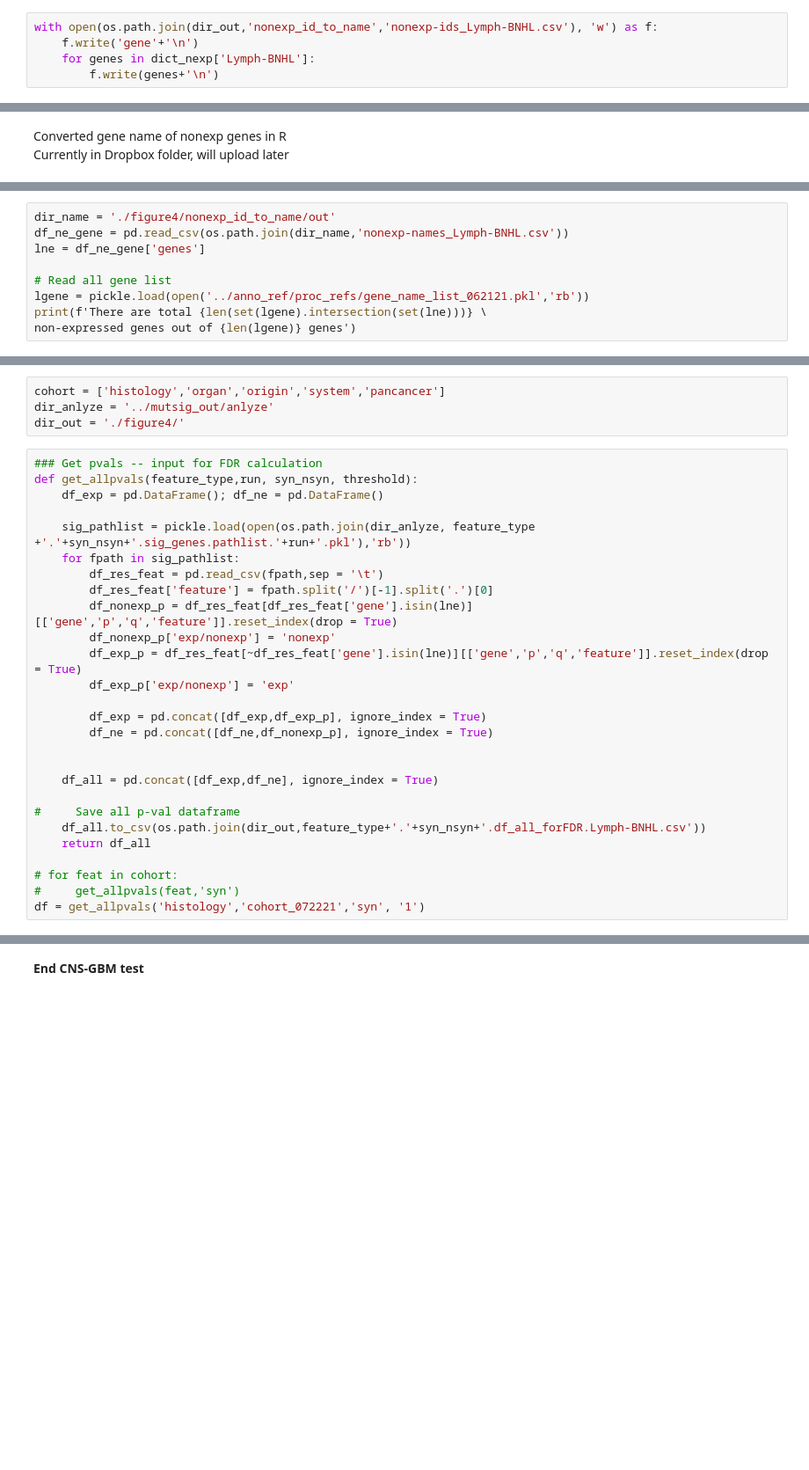
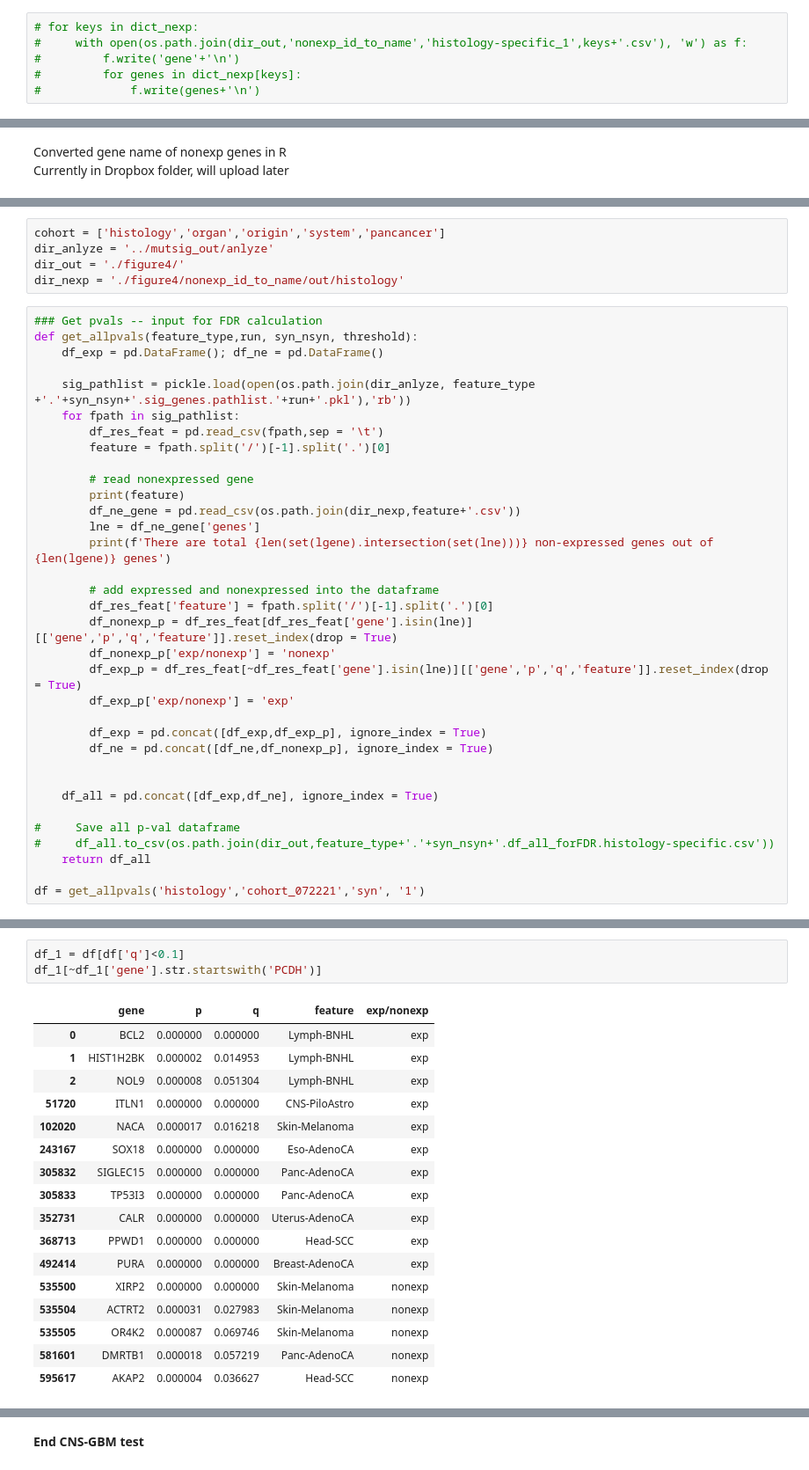
Before and after one commit to ryy1221/MutSigCVsyn, a Jupyter notebook: notebook/04-figure4-anlyze.ipynb, the cells around one changed output, grey strips where cells are left out. Shown at 88% size. Drawn from its saved outputs; the diff is of its cells as text; blank space fills up the shorter version.

```diff
--- a/notebook/04-figure4-anlyze.ipynb
+++ b/notebook/04-figure4-anlyze.ipynb
@@ -154,5 +141,6 @@ result = set(lnexp[0]).intersection(*lnexp[1:])
 # %%
-with open(os.path.join(dir_out,'nonexp_id_to_name','nonexp-ids_Lymph-BNHL.csv'), 'w') as f:
-    f.write('gene'+'\n')
-    for genes in dict_nexp['Lymph-BNHL']:
-        f.write(genes+'\n')
+# for keys in dict_nexp:
+#     with open(os.path.join(dir_out,'nonexp_id_to_name','histology-specific_1',keys+'.csv'), 'w') as f:
+#         f.write('gene'+'\n')
+#         for genes in dict_nexp[keys]:
+#             f.write(genes+'\n')
@@ -208,9 +185,0 @@ Currently in Dropbox folder, will upload later
-# %%
-dir_name = './figure4/nonexp_id_to_name/out'
-df_ne_gene = pd.read_csv(os.path.join(dir_name,'nonexp-names_Lymph-BNHL.csv'))
-lne = df_ne_gene['genes']
-
-# Read all gene list
-lgene = pickle.load(open('../anno_ref/proc_refs/gene_name_list_062121.pkl','rb'))
-print(f'There are total {len(set(lgene).intersection(set(lne)))} \
-non-expressed genes out of {len(lgene)} genes')
@@ -220,6 +191,7 @@ There are total 3841 non-expressed genes out of 19225 genes
 cohort = ['histology','organ','origin','system','pancancer']
 dir_anlyze = '../mutsig_out/anlyze'
 dir_out = './figure4/'
+dir_nexp = './figure4/nonexp_id_to_name/out/histology'
 # %%
 ### Get pvals -- input for FDR calculation
 def get_allpvals(feature_type,run, syn_nsyn, threshold):
@@ -228,6 +200,15 @@ def get_allpvals(feature_type,run, syn_nsyn, threshold):
     sig_pathlist = pickle.load(open(os.path.join(dir_anlyze, feature_type +'.'+syn_nsyn+'.sig_genes.pathlist.'+run+'.pkl'),'rb'))
     for fpath in sig_pathlist:
         df_res_feat = pd.read_csv(fpath,sep = '\t')
+        feature = fpath.split('/')[-1].split('.')[0]
+
+        # read nonexpressed gene
+        print(feature)
+        df_ne_gene = pd.read_csv(os.path.join(dir_nexp,feature+'.csv'))
+        lne = df_ne_gene['genes']
+        print(f'There are total {len(set(lgene).intersection(set(lne)))} non-expressed genes out of {len(lgene)} genes')
+
+        # add expressed and nonexpressed into the dataframe
         df_res_feat['feature'] = fpath.split('/')[-1].split('.')[0]
         df_nonexp_p = df_res_feat[df_res_feat['gene'].isin(lne)][['gene','p','q','feature']].reset_index(drop = True)
         df_nonexp_p['exp/nonexp'] = 'nonexp'
@@ -241,9 +222,7 @@ def get_allpvals(feature_type,run, syn_nsyn, threshold):
     df_all = pd.concat([df_exp,df_ne], ignore_index = True)
 
 #     Save all p-val dataframe
-    df_all.to_csv(os.path.join(dir_out,feature_type+'.'+syn_nsyn+'.df_all_forFDR.Lymph-BNHL.csv'))
+#     df_all.to_csv(os.path.join(dir_out,feature_type+'.'+syn_nsyn+'.df_all_forFDR.histology-specific.csv'))
     return df_all
 
-# for feat in cohort:
-#     get_allpvals(feat,'syn')
 df = get_allpvals('histology','cohort_072221','syn', '1')
@@ -249,0 +247,21 @@ df = get_allpvals('histology','cohort_072221','syn', '1')
+# %%
+df_1 = df[df['q']<0.1]
+df_1[~df_1['gene'].str.startswith('PCDH')]
+# %% [output]
+|  | gene | p | q | feature | exp/nonexp |
+| 0 | BCL2 | 0.000000 | 0.000000 | Lymph-BNHL | exp |
+| 1 | HIST1H2BK | 0.000002 | 0.014953 | Lymph-BNHL | exp |
+| 2 | NOL9 | 0.000008 | 0.051304 | Lymph-BNHL | exp |
+| 51720 | ITLN1 | 0.000000 | 0.000000 | CNS-PiloAstro | exp |
+| 102020 | NACA | 0.000017 | 0.016218 | Skin-Melanoma | exp |
+| 243167 | SOX18 | 0.000000 | 0.000000 | Eso-AdenoCA | exp |
+| 305832 | SIGLEC15 | 0.000000 | 0.000000 | Panc-AdenoCA | exp |
+| 305833 | TP53I3 | 0.000000 | 0.000000 | Panc-AdenoCA | exp |
+| 352731 | CALR | 0.000000 | 0.000000 | Uterus-AdenoCA | exp |
+| 368713 | PPWD1 | 0.000000 | 0.000000 | Head-SCC | exp |
+| 492414 | PURA | 0.000000 | 0.000000 | Breast-AdenoCA | exp |
+| 535500 | XIRP2 | 0.000000 | 0.000000 | Skin-Melanoma | nonexp |
+| 535504 | ACTRT2 | 0.000031 | 0.027983 | Skin-Melanoma | nonexp |
+| 535505 | OR4K2 | 0.000087 | 0.069746 | Skin-Melanoma | nonexp |
+| 581601 | DMRTB1 | 0.000018 | 0.057219 | Panc-AdenoCA | nonexp |
+| 595617 | AKAP2 | 0.000004 | 0.036627 | Head-SCC | nonexp |
```
Also changed, not shown: parts of 15 cells of this notebook, 12 other files.
